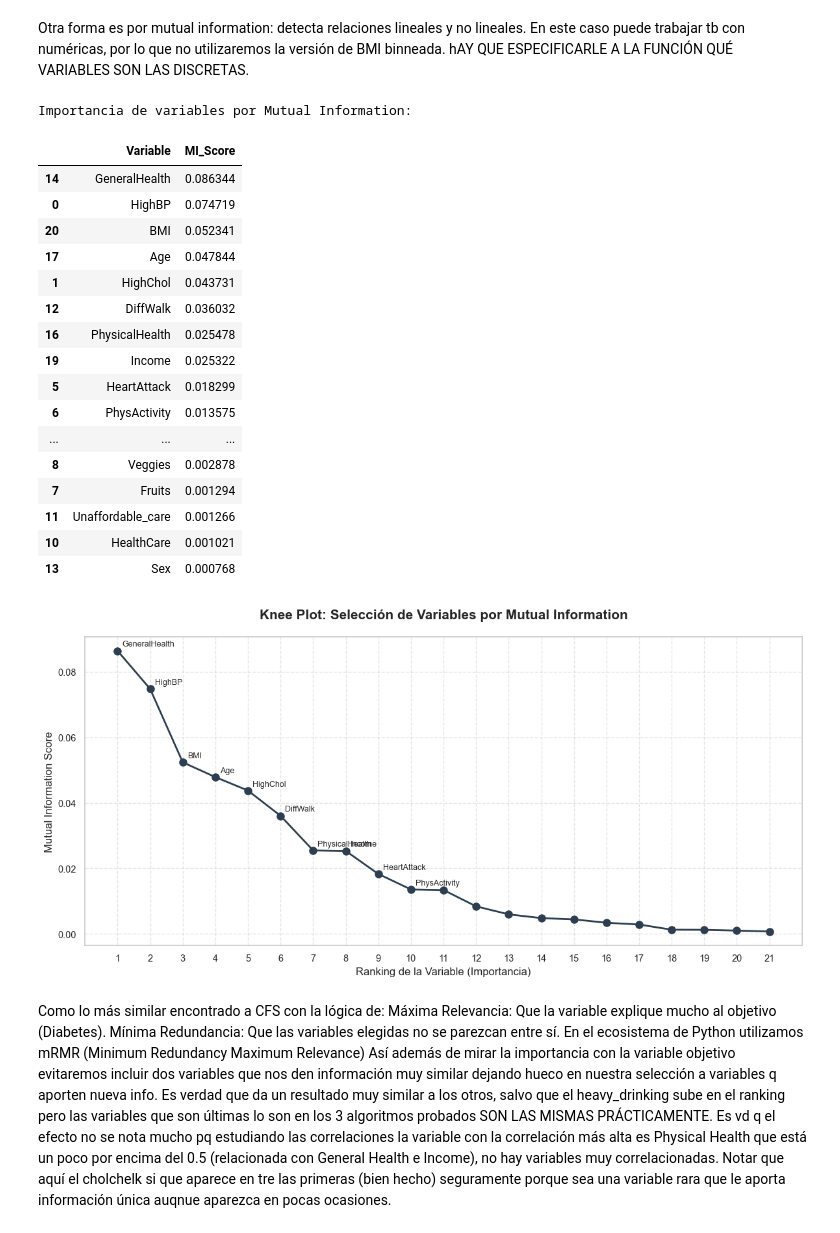
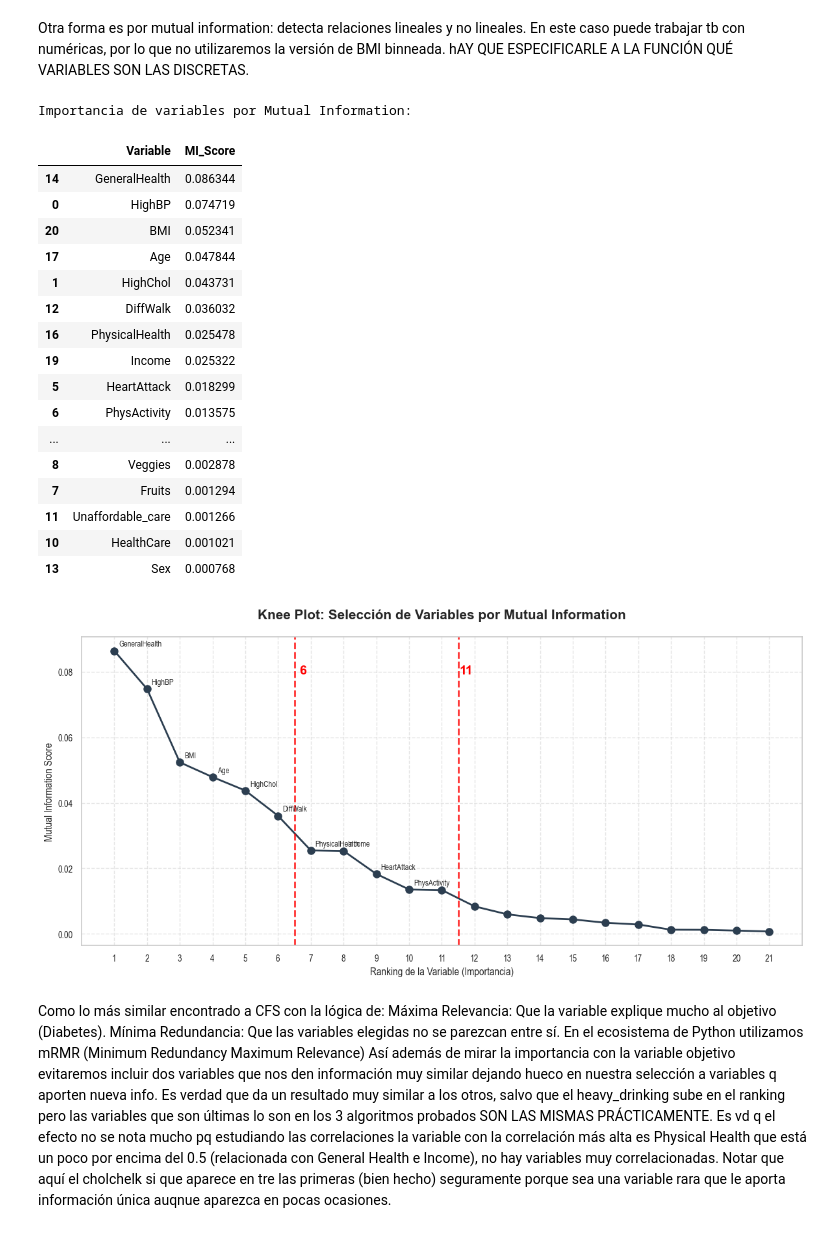
Before and after one commit to Juliahquintas/Master_Ass2_DataProcesses, a Jupyter notebook: code/code.ipynb, the cells around one changed output. Saved outputs shown, nothing was run; the diff lists cells and outputs as text; code cells hidden in the pictures.

```diff
--- a/code/code.ipynb
+++ b/code/code.ipynb
@@ -1171,34 +1185,47 @@ for i, txt in enumerate(variables[:10]): # Etiquetamos las 10 primeras
 
 # 4. Formato estético
 plt.title("Knee Plot: Selección de Variables por Mutual Information", fontsize=15, weight='bold', pad=20)
 plt.xlabel("Ranking de la Variable (Importancia)", fontsize=12)
 plt.ylabel("Mutual Information Score", fontsize=12)
 plt.xticks(ranks) # Que se vean todos los números de ranking
 plt.grid(axis='both', linestyle='--', alpha=0.5)
 
+# 5. Líneas verticales de corte sugeridas
+plt.axvline(x=6.5, color='red', linestyle='--', linewidth=2, alpha=0.8)
+plt.axvline(x=11.5, color='red', linestyle='--', linewidth=2, alpha=0.8)
+
+# Etiquetas de los cortes
+plt.text(6.5 + 0.25, max(scores)*0.95, '6',
+         color='red', fontsize=14, fontweight='bold',
+         ha='center', va='top')
+
+plt.text(11.5 + 0.25, max(scores)*0.95, '11',
+         color='red', fontsize=14, fontweight='bold',
+         ha='center', va='top')
+
 
 plt.tight_layout()
 plt.show()
 # %% [output]
 Importancia de variables por Mutual Information:
 |  | Variable | MI_Score |
 | 14 | GeneralHealth | 0.086344 |
 | 0 | HighBP | 0.074719 |
 | 20 | BMI | 0.052341 |
 | 17 | Age | 0.047844 |
 | 1 | HighChol | 0.043731 |
 | 12 | DiffWalk | 0.036032 |
 | 16 | PhysicalHealth | 0.025478 |
 | 19 | Income | 0.025322 |
 | 5 | HeartAttack | 0.018299 |
 | 6 | PhysActivity | 0.013575 |
 | ... | ... | ... |
 | 8 | Veggies | 0.002878 |
 | 7 | Fruits | 0.001294 |
 | 11 | Unaffordable_care | 0.001266 |
 | 10 | HealthCare | 0.001021 |
 | 13 | Sex | 0.000768 |
-[figure, old version]
+[figure, new version]
 # %% [markdown]
 Como lo más similar encontrado a CFS con la lógica de:
 Máxima Relevancia: Que la variable explique mucho al objetivo (Diabetes).
```
Also changed, not shown: parts of 6 cells of this notebook, 1 other file.
